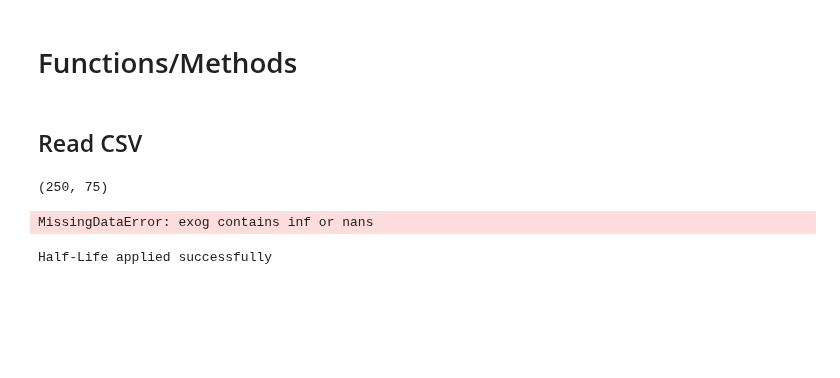
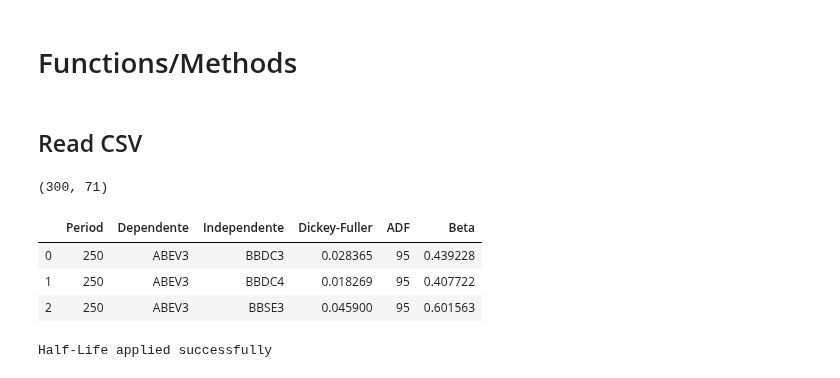
Before and after one commit to andreolvgomes/long-short-by-cointegration, a Jupyter notebook: Cointegration.ipynb, the cells around one changed output. Saved outputs shown, nothing was run; the diff lists cells and outputs as text; code cells hidden in the pictures; blank space fills up the shorter version.

```diff
--- a/Cointegration.ipynb
+++ b/Cointegration.ipynb
@@ -313,22 +338,17 @@ def show(data, y_symbol, x_symbol, period=0):
 # %%
-# todas as ações
-#df = pd.read_csv('datasets/data.csv')
-
-# somentes as ações que fazem parte da carteira ibovespa
-#df = pd.read_csv('datasets/data_cart.csv',index_col=0)#[['ABEV3', 'AZUL4', 'B3SA3', 'BBAS3', 'BBDC3']]
-
-# Yahoo: somentes as ações que fazem parte da carteria ibovespa
-df = pd.read_csv('datasets/data_yahoo.csv')
-
+df = pd.read_csv(path_data_cart, index_col=0)#[['ABEV3', 'AZUL4', 'B3SA3', 'BBAS3', 'BBDC3']]
 data = df[df.columns.difference(['Data', 'Date'])]
 data.shape
 # %% [output]
-(250, 75)
+(300, 71)
 # %%
-pairs = find_cointegrated_pairs(data, 0)
+pairs = find_cointegrated_pairs(data)
 pairs.head(3)
 # %% [output]
-MissingDataError: exog contains inf or nans
+|  | Period | Dependente | Independente | Dickey-Fuller | ADF | Beta |
+| 0 | 250 | ABEV3 | BBDC3 | 0.028365 | 95 | 0.439228 |
+| 1 | 250 | ABEV3 | BBDC4 | 0.018269 | 95 | 0.407722 |
+| 2 | 250 | ABEV3 | BBSE3 | 0.045900 | 95 | 0.601563 |
 # %%
 apply_halflife(data, pairs)
 print('Half-Life applied successfully')
```
Also changed, not shown: parts of 3 cells of this notebook, 2 other files.
